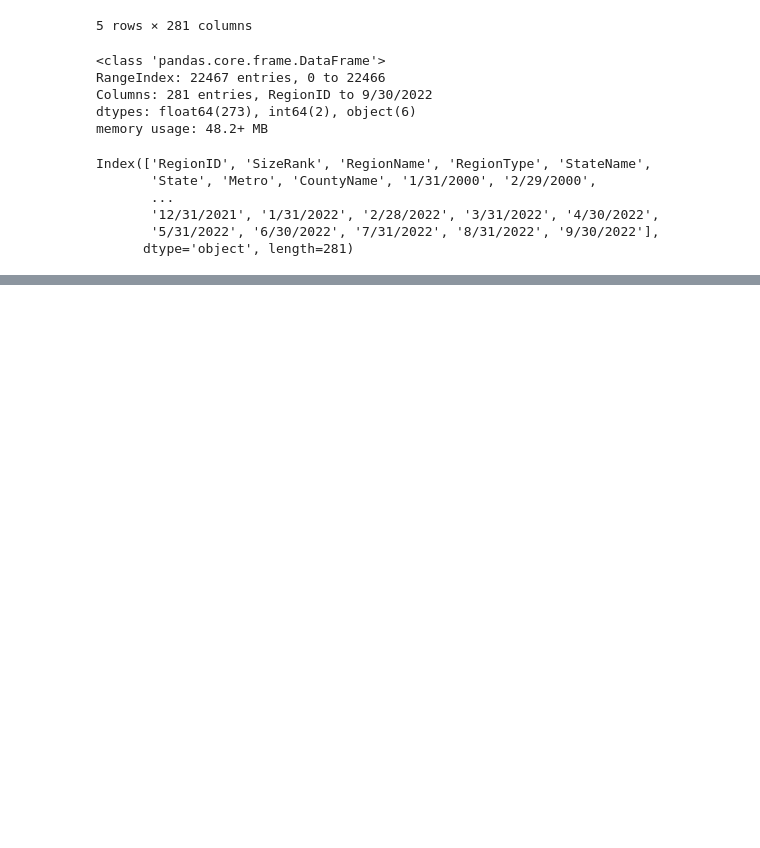
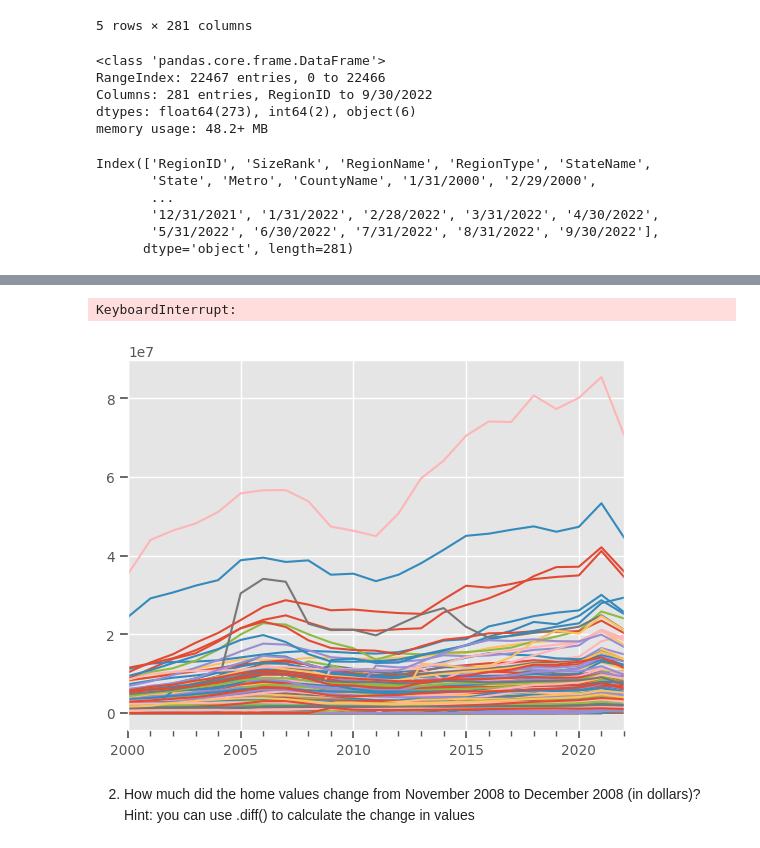
Before and after one commit to CatDawn29/Wide-Form-Data-Tippins, a Jupyter notebook: Wide Data.ipynb, the cells around one changed output, grey strips where cells are left out. Drawn from its saved outputs; the diff is of its cells as text; code cells hidden in the pictures; blank space fills up the shorter version.

```diff
--- a/Wide Data.ipynb
+++ b/Wide Data.ipynb
@@ -156,0 +182,2 @@ ax = unstacked['SizeRank'].plot()
+# %%
+ts = city_unstacked.resample('A').sum()
@@ -156,0 +194,8 @@ ax = unstacked['SizeRank'].plot()
+# %%
+ts.plot()
+# %% [output]
+KeyboardInterrupt:
+[figure, added]
+# %% [markdown]
+2) How much did the home values change from November 2008 to December 2008 (in dollars)?
+Hint: you can use .diff() to calculate the change in values
```
Also changed, not shown: parts of 32 cells of this notebook.
